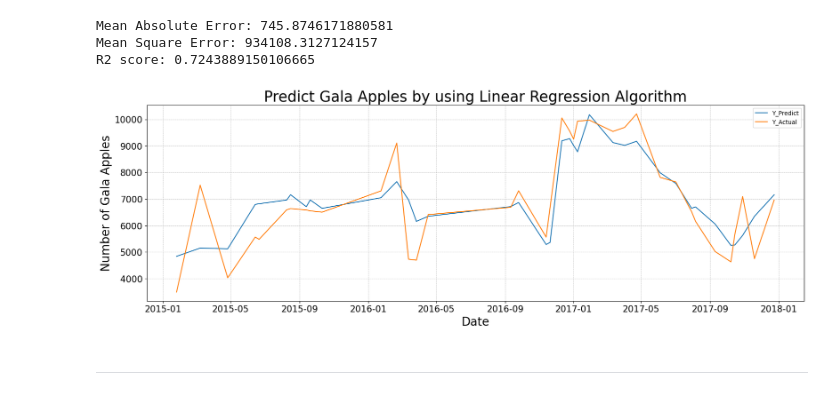
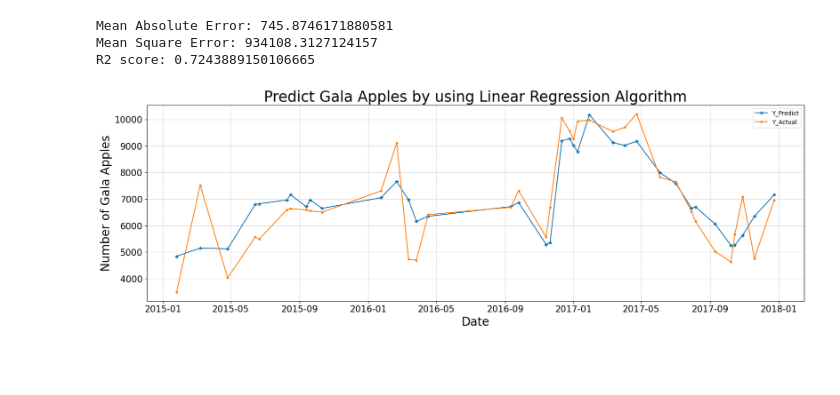
Before and after one commit to OatKID/RegressionMiniProject, a Jupyter notebook: algorithm/Gala/sequence_predict_1/linear_regression.ipynb, the cells around one changed output. Drawn from its saved outputs; the diff is of its cells as text; code cells hidden in the pictures; blank space fills up the shorter version.

```diff
--- a/algorithm/Gala/sequence_predict_1/linear_regression.ipynb
+++ b/algorithm/Gala/sequence_predict_1/linear_regression.ipynb
@@ -161,16 +163,14 @@ R2 score: 0.7243889150106665
 # %%
 plt.figure(figsize=(20, 6))
 plt.xticks(fontsize=15)
 plt.yticks(fontsize=15)
-plt.plot(x_test[:, :1], y_predict, label="Y_Predict")
-plt.plot(x_test[:,:1], y_test[:, 1:], label="Y_Actual")
+plt.plot(x_test[:, :1], y_predict, label="Y_Predict", marker='*')
+plt.plot(x_test[:,:1], y_test[:, 1:], label="Y_Actual", marker='.')
 plt.xlabel("Date", fontsize=20)
 plt.ylabel("Number of Gala Apples", fontsize=20)
 plt.title("Predict Gala Apples by using Linear Regression Algorithm", fontsize=25)
 plt.grid(linestyle = '--', linewidth = 0.5)
 plt.legend()
 plt.show()
 # %% [output]
-[figure, old version]
+[figure, new version]
-# %% [markdown]
----
```
Also changed, not shown: parts of 3 cells of this notebook, 2 other files.
